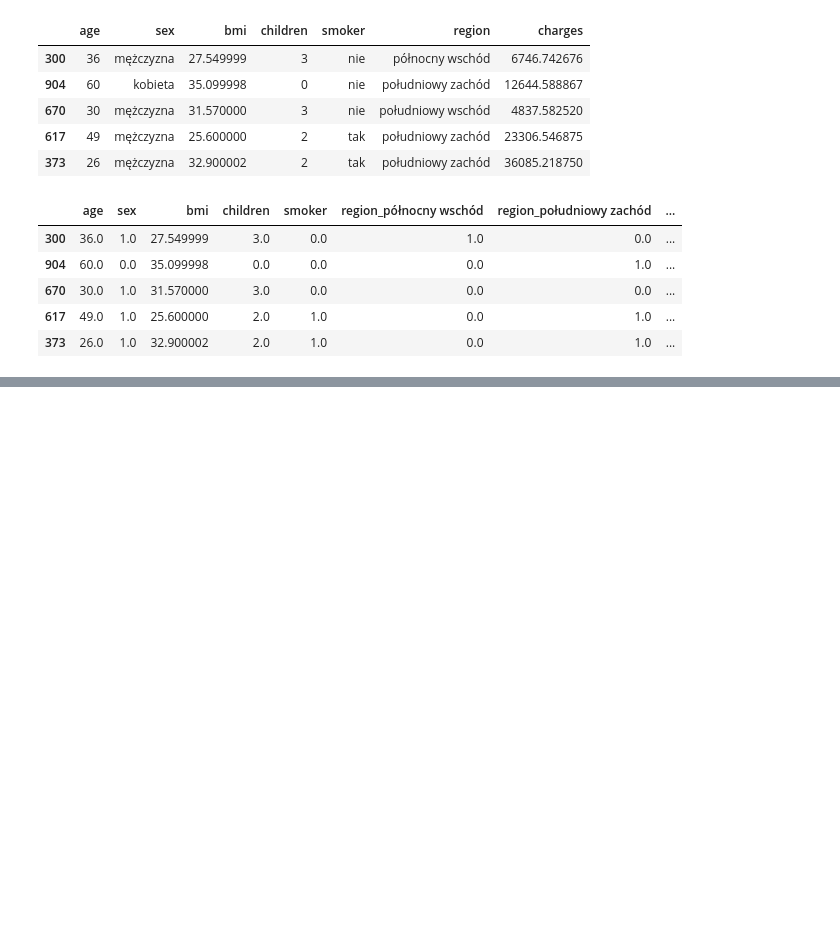
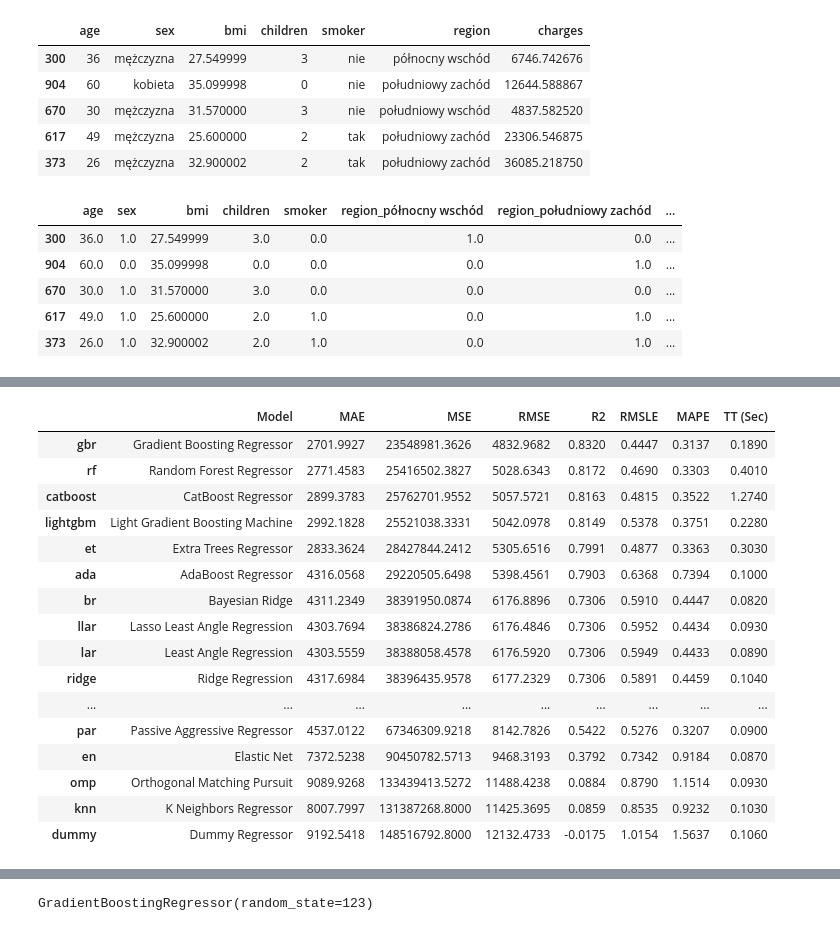
Before and after one commit to sebstr2358/calculate_insurance_app, a Jupyter notebook: v4_insurance_charge.ipynb, the cells around one changed output, grey strips where cells are left out. Cells and saved outputs as stored; diff of their text form; code cells hidden in the pictures; blank space fills up the shorter version.

```diff
--- a/v4_insurance_charge.ipynb
+++ b/v4_insurance_charge.ipynb
@@ -154,6 +154,24 @@ s.dataset_transformed.head()
 | 373 | 26.0 | 1.0 | 32.900002 | 2.0 | 1.0 | 0.0 | 1.0 | ... |
 # %%
 best_model = compare_models()
+best_model
 # %% [output]
 [interactive output not drawn]
+|  | Model | MAE | MSE | RMSE | R2 | RMSLE | MAPE | TT (Sec) |
+| gbr | Gradient Boosting Regressor | 2701.9927 | 23548981.3626 | 4832.9682 | 0.8320 | 0.4447 | 0.3137 | 0.1890 |
+| rf | Random Forest Regressor | 2771.4583 | 25416502.3827 | 5028.6343 | 0.8172 | 0.4690 | 0.3303 | 0.4010 |
+| catboost | CatBoost Regressor | 2899.3783 | 25762701.9552 | 5057.5721 | 0.8163 | 0.4815 | 0.3522 | 1.2740 |
+| lightgbm | Light Gradient Boosting Machine | 2992.1828 | 25521038.3331 | 5042.0978 | 0.8149 | 0.5378 | 0.3751 | 0.2280 |
+| et | Extra Trees Regressor | 2833.3624 | 28427844.2412 | 5305.6516 | 0.7991 | 0.4877 | 0.3363 | 0.3030 |
+| ada | AdaBoost Regressor | 4316.0568 | 29220505.6498 | 5398.4561 | 0.7903 | 0.6368 | 0.7394 | 0.1000 |
+| br | Bayesian Ridge | 4311.2349 | 38391950.0874 | 6176.8896 | 0.7306 | 0.5910 | 0.4447 | 0.0820 |
+| llar | Lasso Least Angle Regression | 4303.7694 | 38386824.2786 | 6176.4846 | 0.7306 | 0.5952 | 0.4434 | 0.0930 |
+| lar | Least Angle Regression | 4303.5559 | 38388058.4578 | 6176.5920 | 0.7306 | 0.5949 | 0.4433 | 0.0890 |
+| ridge | Ridge Regression | 4317.6984 | 38396435.9578 | 6177.2329 | 0.7306 | 0.5891 | 0.4459 | 0.1040 |
+| ... | ... | ... | ... | ... | ... | ... | ... | ... |
+| par | Passive Aggressive Regressor | 4537.0122 | 67346309.9218 | 8142.7826 | 0.5422 | 0.5276 | 0.3207 | 0.0900 |
+| en | Elastic Net | 7372.5238 | 90450782.5713 | 9468.3193 | 0.3792 | 0.7342 | 0.9184 | 0.0870 |
+| omp | Orthogonal Matching Pursuit | 9089.9268 | 133439413.5272 | 11488.4238 | 0.0884 | 0.8790 | 1.1514 | 0.0930 |
+| knn | K Neighbors Regressor | 8007.7997 | 131387268.8000 | 11425.3695 | 0.0859 | 0.8535 | 0.9232 | 0.1030 |
+| dummy | Dummy Regressor | 9192.5418 | 148516792.8000 | 12132.4733 | -0.0175 | 1.0154 | 1.5637 | 0.1060 |
 [interactive output not drawn]
@@ -160,0 +178 @@ best_model = compare_models()
+GradientBoostingRegressor(random_state=123)
```
Also changed, not shown: parts of 7 cells of this notebook, 5 other files.
